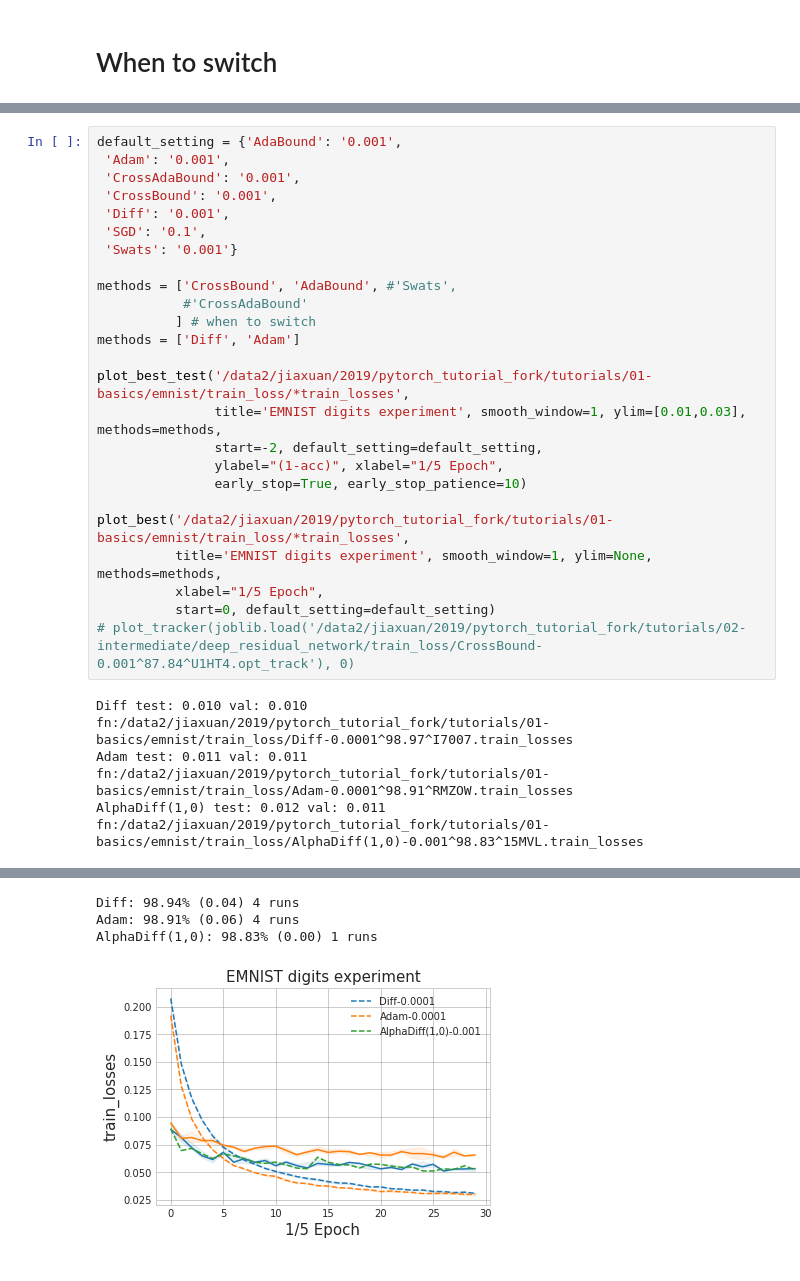
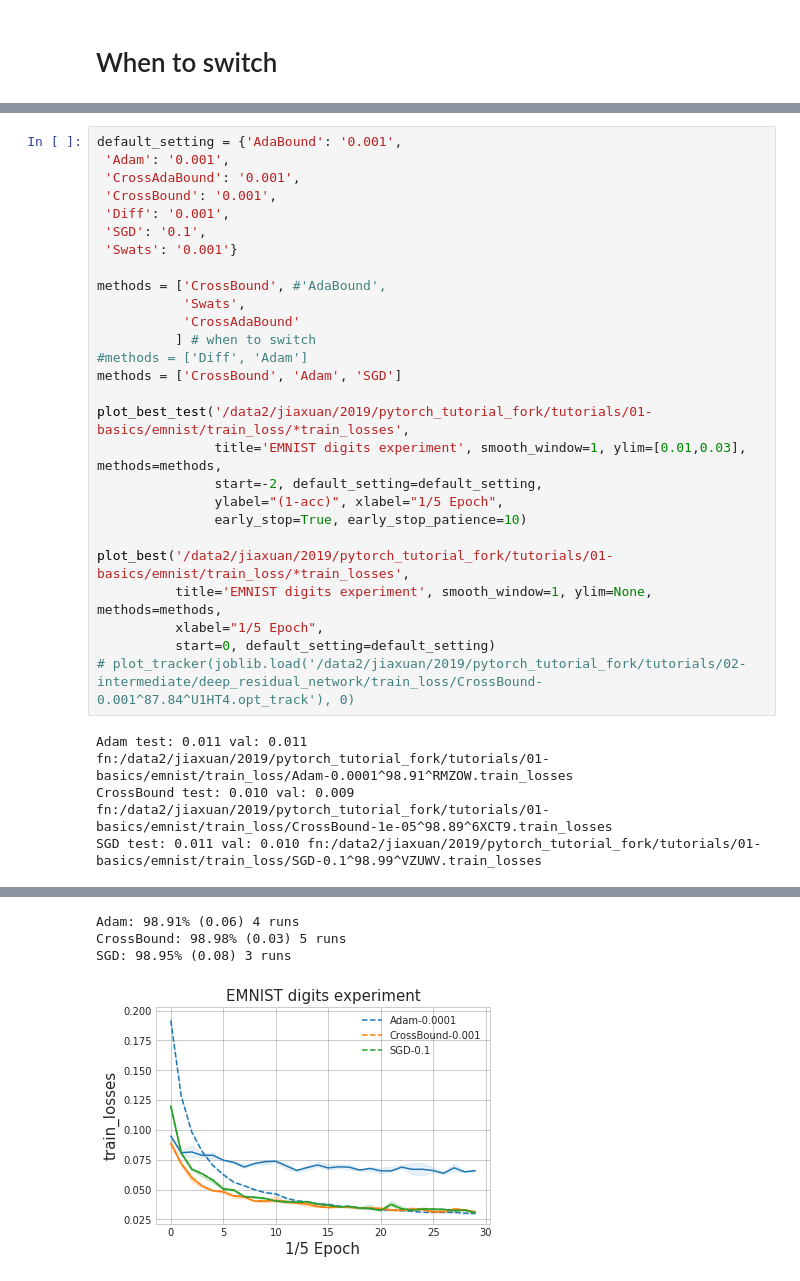
Before and after one commit to nathanwang000/MTL, a Jupyter notebook: Figures.ipynb, the cells around one changed output, grey strips where cells are left out. Cells and saved outputs as stored; diff of their text form.

```diff
--- a/Figures.ipynb
+++ b/Figures.ipynb
@@ -116,10 +125,12 @@ default_setting = {'AdaBound': '0.001',
  'SGD': '0.1',
  'Swats': '0.001'}
 
-methods = ['CrossBound', 'AdaBound', #'Swats',
-           #'CrossAdaBound'
+methods = ['CrossBound', #'AdaBound',
+           'Swats',
+           'CrossAdaBound'
           ] # when to switch
-methods = ['Diff', 'Adam']
+#methods = ['Diff', 'Adam']
+methods = ['CrossBound', 'Adam', 'SGD']
 
 plot_best_test('/data2/jiaxuan/2019/pytorch_tutorial_fork/tutorials/01-basics/emnist/train_loss/*train_losses',
                title='EMNIST digits experiment', smooth_window=1, ylim=[0.01,0.03], methods=methods,
@@ -133,6 +144,6 @@ plot_best('/data2/jiaxuan/2019/pytorch_tutorial_fork/tutorials/01-basics/emnist/
           start=0, default_setting=default_setting)
 # plot_tracker(joblib.load('/data2/jiaxuan/2019/pytorch_tutorial_fork/tutorials/02-intermediate/deep_residual_network/train_loss/CrossBound-0.001^87.84^U1HT4.opt_track'), 0)
 # %% [output]
-Diff test: 0.010 val: 0.010 fn:/data2/jiaxuan/2019/pytorch_tutorial_fork/tutorials/01-basics/emnist/train_loss/Diff-0.0001^98.97^I7007.train_losses
 Adam test: 0.011 val: 0.011 fn:/data2/jiaxuan/2019/pytorch_tutorial_fork/tutorials/01-basics/emnist/train_loss/Adam-0.0001^98.91^RMZOW.train_losses
-AlphaDiff(1,0) test: 0.012 val: 0.011 fn:/data2/jiaxuan/2019/pytorch_tutorial_fork/tutorials/01-basics/emnist/train_loss/AlphaDiff(1,0)-0.001^98.83^15MVL.train_losses
+CrossBound test: 0.010 val: 0.009 fn:/data2/jiaxuan/2019/pytorch_tutorial_fork/tutorials/01-basics/emnist/train_loss/CrossBound-1e-05^98.89^6XCT9.train_losses
+SGD test: 0.011 val: 0.010 fn:/data2/jiaxuan/2019/pytorch_tutorial_fork/tutorials/01-basics/emnist/train_loss/SGD-0.1^98.99^VZUWV.train_losses
@@ -140,7 +151,7 @@ AlphaDiff(1,0) test: 0.012 val: 0.011 fn:/data2/jiaxuan/2019/pytorch_tutorial_fo
-Diff: 98.94% (0.04) 4 runs
 Adam: 98.91% (0.06) 4 runs
-AlphaDiff(1,0): 98.83% (0.00) 1 runs
+CrossBound: 98.98% (0.03) 5 runs
+SGD: 98.95% (0.08) 3 runs
-[figure, old version]
+[figure, new version]
 # %%
 default_setting = {'AdaBound': '0.001',
  'Adam': '0.001',
```
Also changed, not shown: parts of 9 cells of this notebook.
